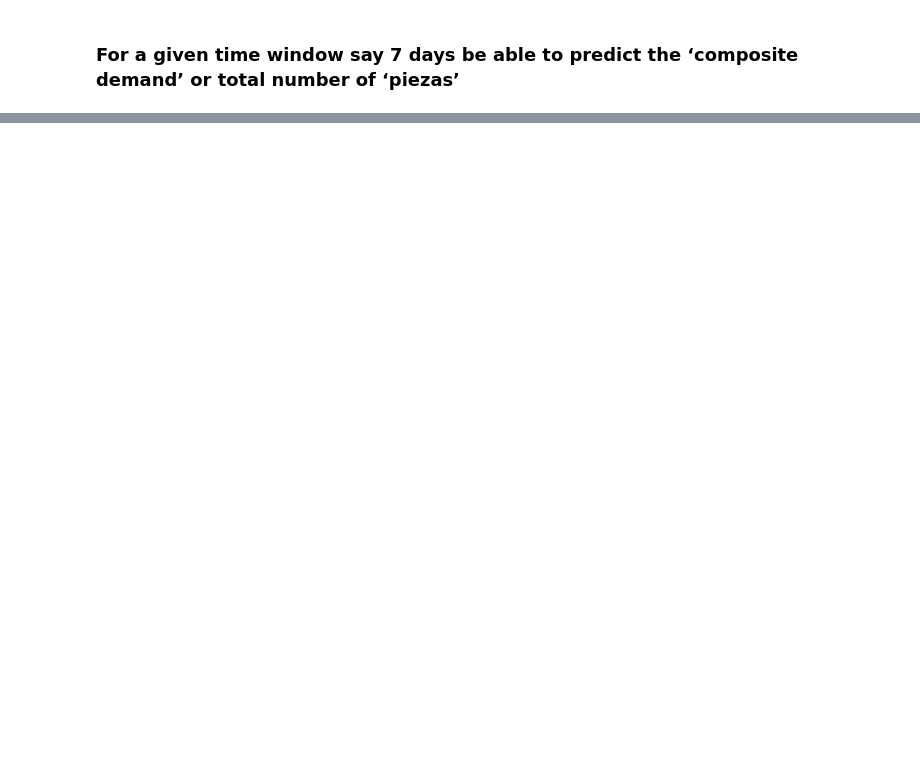
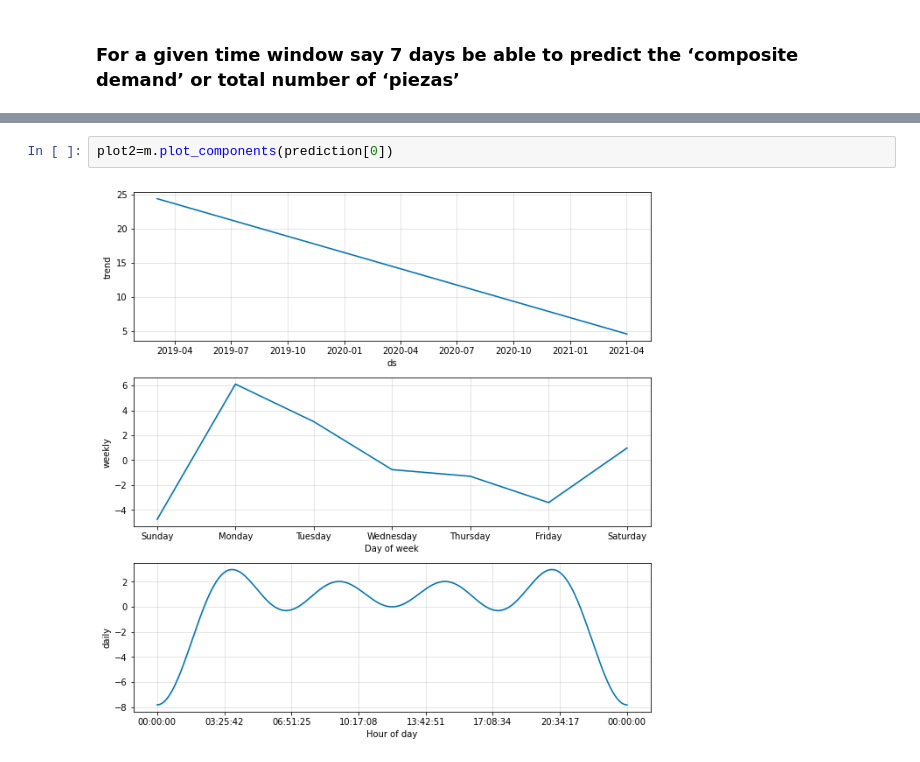
Before and after one commit to EdisonAltamirano/AI_storePrediction, a Jupyter notebook: opportunity1.ipynb, the cells around one changed output, grey strips where cells are left out. Saved outputs shown, nothing was run; the diff lists cells and outputs as text; blank space fills up the shorter version.

```diff
--- a/opportunity1.ipynb
+++ b/opportunity1.ipynb
@@ -95,0 +135,4 @@ plt.show()
+# %%
+plot2=m.plot_components(prediction[0])
+# %% [output]
+[figure, added]
```
Also changed, not shown: parts of 9 cells of this notebook.
